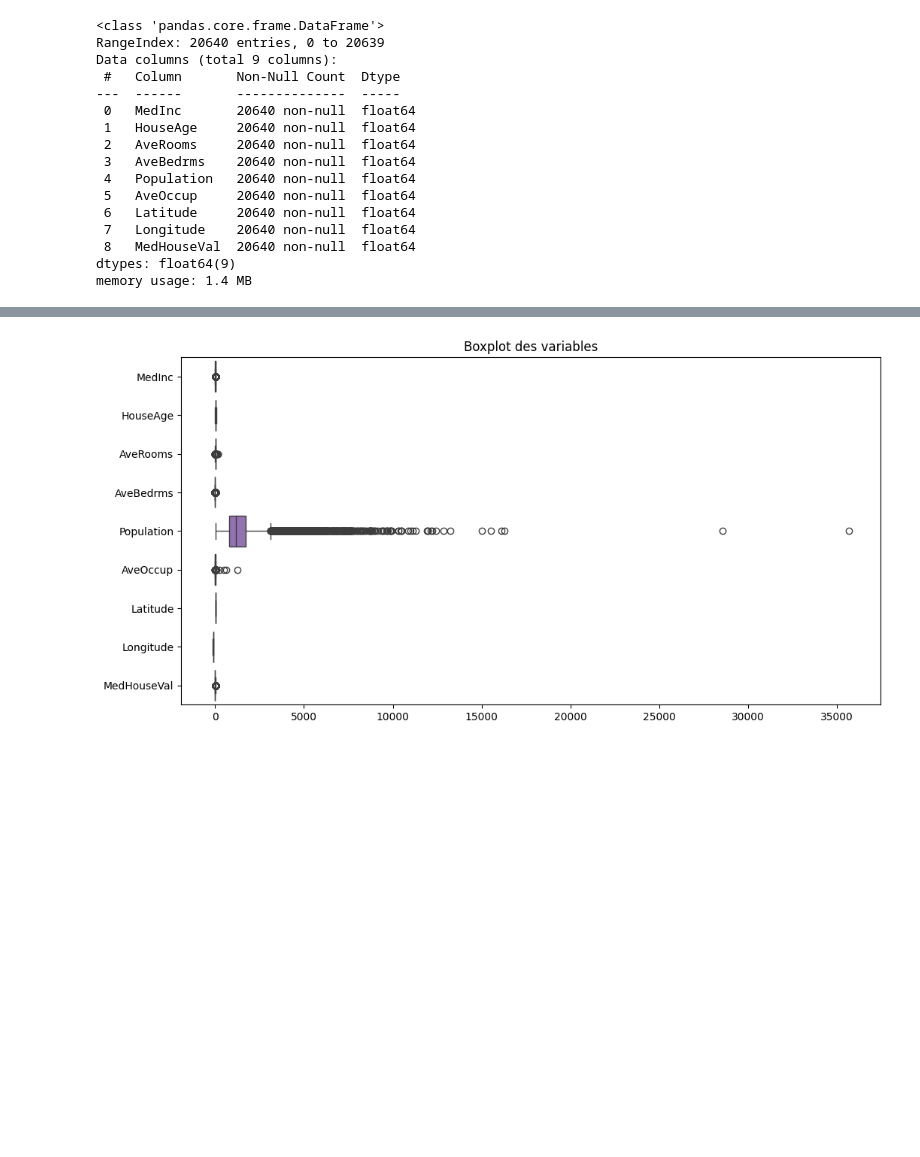
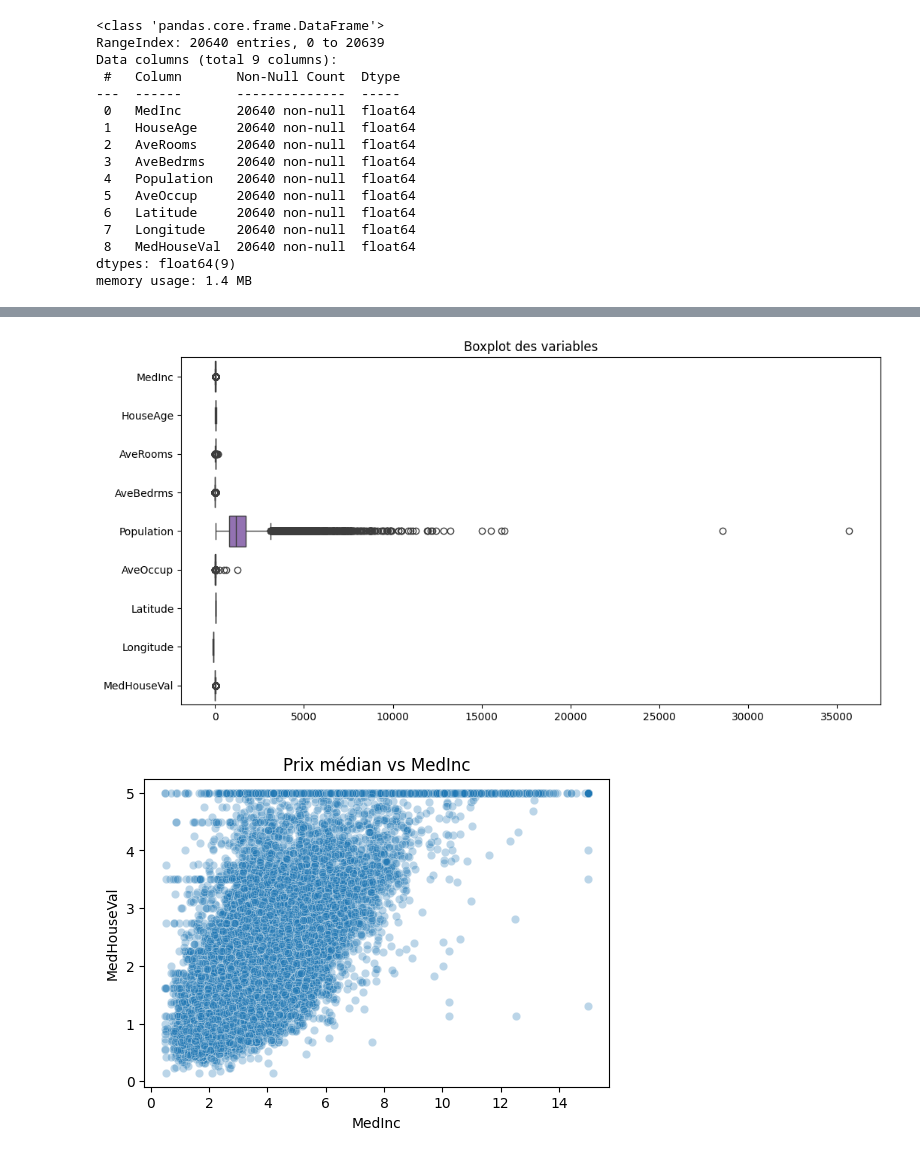
Before and after one commit to RotsyNyAina11/TP-ML-M2-1, a Jupyter notebook: TP-ML-M2-1/notebooks/regression/Regression - California Housing.ipynb, the cells around one changed output, grey strips where cells are left out. Cells and saved outputs as stored; diff of their text form; code cells hidden in the pictures; blank space fills up the shorter version.

Commit message:
scatter plots: Prix vs variables clés

```diff
--- a/TP-ML-M2-1/notebooks/regression/Regression - California Housing.ipynb
+++ b/TP-ML-M2-1/notebooks/regression/Regression - California Housing.ipynb
@@ -60,21 +60,31 @@ memory usage: 1.4 MB
 # %%
 # 3. EDA: Statistiques descriptives, histogrammes, etc.
 
 df.describe() #Statistiques descriptives
 
 # histogramme
 import matplotlib.pyplot as plt
 df.hist(bins=30, figsize=(15, 10))
 plt.tight_layout()
 plt.show()
 
 
 # Boxplots (valeurs extrêmes)
 import seaborn as sns
 plt.figure(figsize=(12, 6))
 sns.boxplot(data=df, orient='h')
 plt.title("Boxplot des variables")
 plt.show()
+
+# Scatter plot: Prix vs variables clés
+features = ['MedInc', 'HouseAge', 'AveRooms', 'Population']
+
+for col in features:
+    plt.figure(figsize=(6, 4))
+    sns.scatterplot(data=df, x=col, y="MedHouseVal", alpha=0.3)
+    plt.title(f"Prix médian vs {col}")
+    plt.show()
 # %% [output]
 [figure]
 [figure]
+[figure, added]
```
Also changed, not shown: parts of 1 cell of this notebook.
